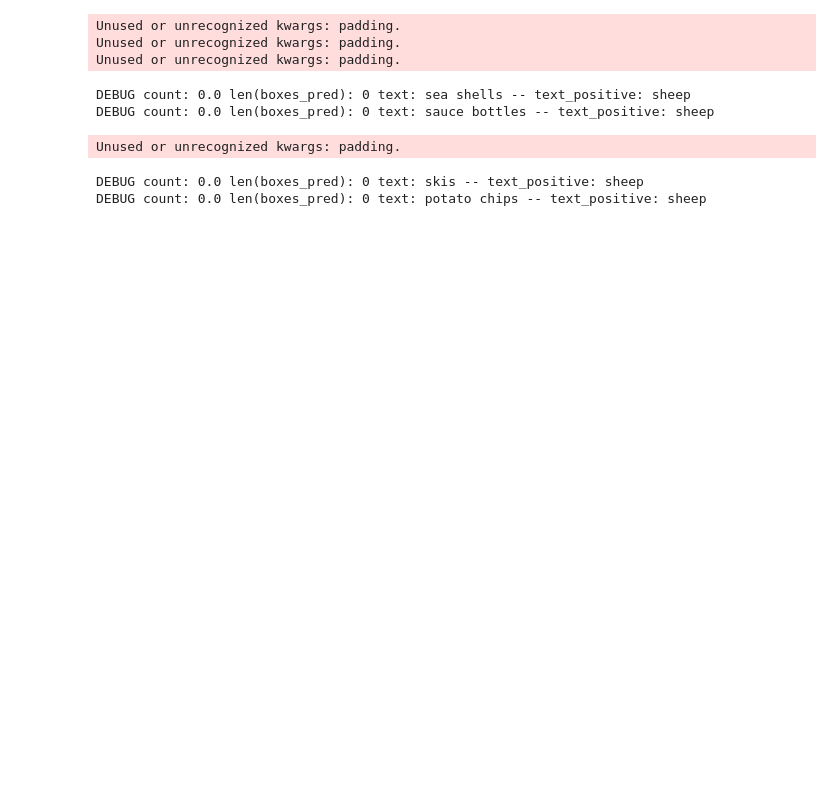
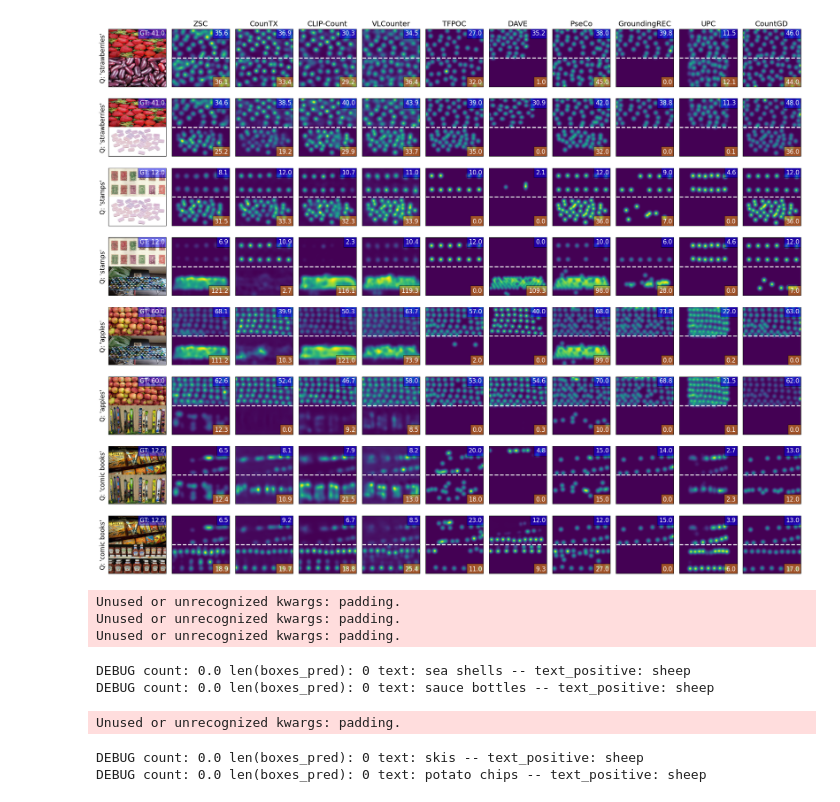
Before and after one commit to ciampluca/PrACo, a Jupyter notebook: qualitative.ipynb, the cells around one changed output. Cells and saved outputs as stored; diff of their text form; code cells hidden in the pictures; blank space fills up the shorter version.

Commit message:
added gaussian smoothing to density maps, minor styling changes

```diff
--- a/qualitative.ipynb
+++ b/qualitative.ipynb
@@ -106,7 +106,10 @@ def mosaic_density_maps(model, mosaic_config, random_neg_image=True):
         collage = create_collage(img, img2, type="vertical")
 
         prompt = model.get_text_prompt(img_classes[img_filename])
-        _, density_map_tensor = model.infer(collage, prompt)
+        if 'FixedPointPromptCounting' in model.model_name:
+            _, density_map_tensor = model.infer(collage, prompt, keep_initial_dims=True)
+        else:
+            _, density_map_tensor = model.infer(collage, prompt)
 
         half_height = density_map_tensor.size(dim=0)//2
         upper_density = density_map_tensor[:half_height, :]
@@ -201,9 +206,24 @@ Loading classification head state dict from 'cls_head' key.
 # %%
+%matplotlib inline
+
+import scipy.ndimage as ndimage
 import matplotlib.pyplot as plt
 plt.rcParams.update({'font.size': 12})
 
+models_to_show = [model for model in models if model != "GroundingREC"]
+
+GAUSSIAN_SIGMA = 9.0
+
+def shorten_model_name(model_name):
+    if model_name == "FixedPointPromptCounting":
+        return "UPC"
+    elif model_name == "GroundingRECFSC":
+        return "GroundingREC"
+    else:
+        return model_name
+
 # Create a figure with the specified layout
-fig, axs = plt.subplots(len(mosaic_config), len(models) + 1, figsize=(12, 2*len(mosaic_config)))
+fig, axs = plt.subplots(len(mosaic_config), len(models_to_show) + 1, figsize=(20, 2*len(mosaic_config)))
 
 text_margin = 0.02
 
@@ -213,7 +233,7 @@ for i, config in enumerate(mosaic_config):
     positive_class = img_classes[img_filename]
 
     # Get the original image
-    img = imgs_and_dmaps_dict[models[0]][i]['image']
+    img = imgs_and_dmaps_dict[models_to_show[0]][i]['image']
 
     # get the groud truth count
     gt_count = gt_counts_dict[img_filename]
@@ -227,40 +247,44 @@ for i, config in enumerate(mosaic_config):
     axs[i, 0].set_ylabel(f"Q: '{positive_class}'")
 
     # Iterate over the models
-    for j, model_name in enumerate(models):
+    for j, model_name in enumerate(models_to_show):
         # Get the density map for the current model
         dmap = imgs_and_dmaps_dict[model_name][i]['dmap']
+
+        dmap = ndimage.gaussian_filter(dmap.astype(float), sigma=GAUSSIAN_SIGMA, order=0)
 
         # place a horizontal line in the middle of the image
         axs[i, j+1].axhline(dmap.shape[1]//2, color='white', linestyle='--', linewidth=2)
 
         # Plot the density map in the corresponding column
         axs[i, j+1].imshow(dmap, cmap='viridis')
 
         # In the upper right corner, display the upper_count
         upper_count = max(0, imgs_and_dmaps_dict[model_name][i]['upper_count'])
         axs[i, j+1].text(1.0 - text_margin, 1.0 - text_margin, f"{upper_count:.1f}", clip_on=True, color='white', fontsize=12, ha='right', va='top', transform=axs[i, j+1].transAxes, bbox=dict(facecolor='blue', alpha=0.5))
 
         # In the lower right corner, display the lower_count
         lower_count = max(0, imgs_and_dmaps_dict[model_name][i]['lower_count'])
         axs[i, j+1].text(1.0 - text_margin, 0.0 + text_margin, f"{lower_count:.1f}", clip_on=True, color='white', fontsize=12, ha='right', va='bottom', transform=axs[i, j+1].transAxes, bbox=dict(facecolor='orange', alpha=0.5))
 
         if i == 0:
-            axs[i, j+1].set_title(f"{model_name}")
+            shortened_model_name = shorten_model_name(model_name)
+            axs[i, j+1].set_title(f"{shortened_model_name}")
 
 # Adjust the spacing between subplots
 plt.tight_layout()
 
 # Remove the x and y ticks
 for ax in axs.flatten():
     ax.set_xticks([])
     ax.set_yticks([])
 
 plt.subplots_adjust(wspace=0.1, hspace=0)
-
+plt.savefig("qualitative_mosaics.pdf")
 # Show the figure
-plt.savefig("qualitative_mosaics.pdf")
 plt.show()
+# %% [output]
+[figure, added]
 # %%
 def negative_density_maps(model, img_filename, neg_classes):
     img = Image.open(os.path.join(img_directory, img_filename))
```
Also changed, not shown: parts of 2 cells of this notebook.
